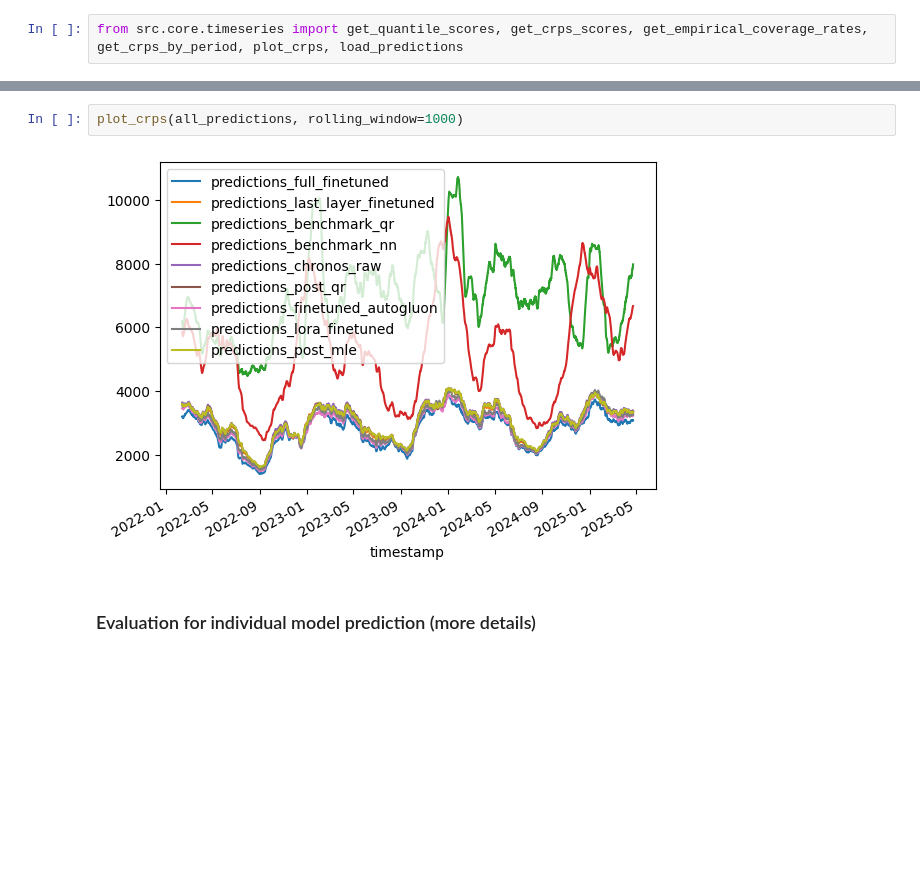
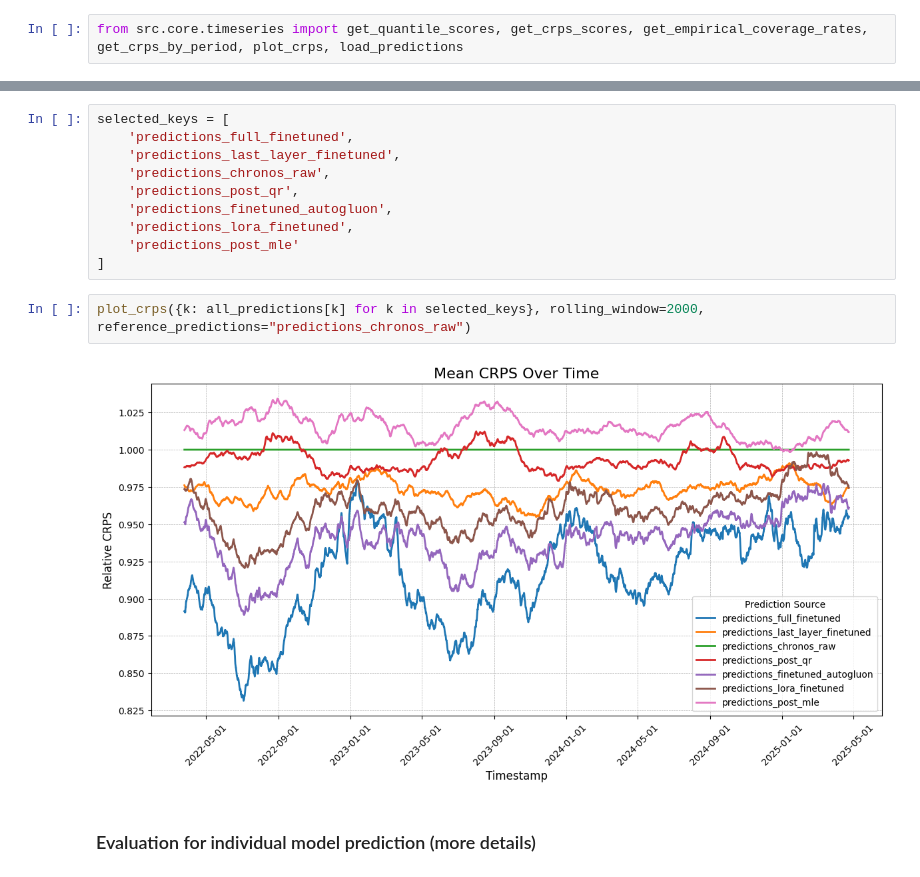
Before and after one commit to LouisSko/master-thesis, a Jupyter notebook: notebook.ipynb, the cells around one changed output, grey strips where cells are left out. Saved outputs shown, nothing was run; the diff lists cells and outputs as text; blank space fills up the shorter version.

```diff
--- a/notebook.ipynb
+++ b/notebook.ipynb
@@ -532,7 +511,17 @@ get_crps_by_period(all_predictions, date_splits=[pd.Timestamp("01-01-2024"), pd.
-# %%
-plot_crps(all_predictions, rolling_window=1000)
-# %% [output]
-[figure, removed]
+# %%
+selected_keys = [
+    'predictions_full_finetuned',
+    'predictions_last_layer_finetuned',
+    'predictions_chronos_raw',
+    'predictions_post_qr',
+    'predictions_finetuned_autogluon',
+    'predictions_lora_finetuned',
+    'predictions_post_mle'
+]
+# %%
+plot_crps({k: all_predictions[k] for k in selected_keys}, rolling_window=2000, reference_predictions="predictions_chronos_raw")
+# %% [output]
+[figure, added]
 # %% [markdown]
 ### Evaluation for individual model prediction (more details)
 # %%
```
Also changed, not shown: parts of 11 cells of this notebook.
